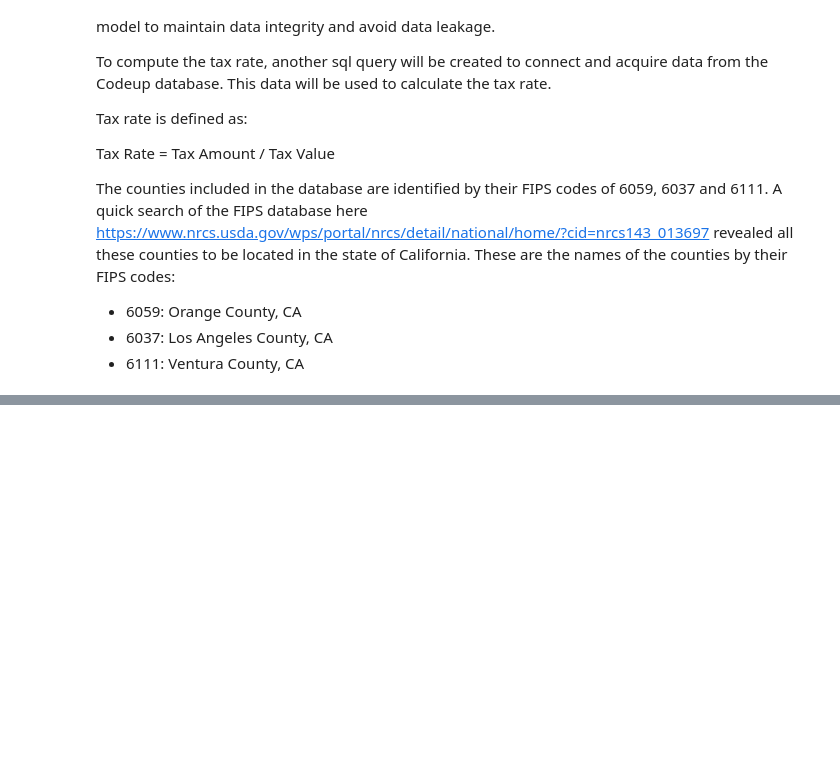
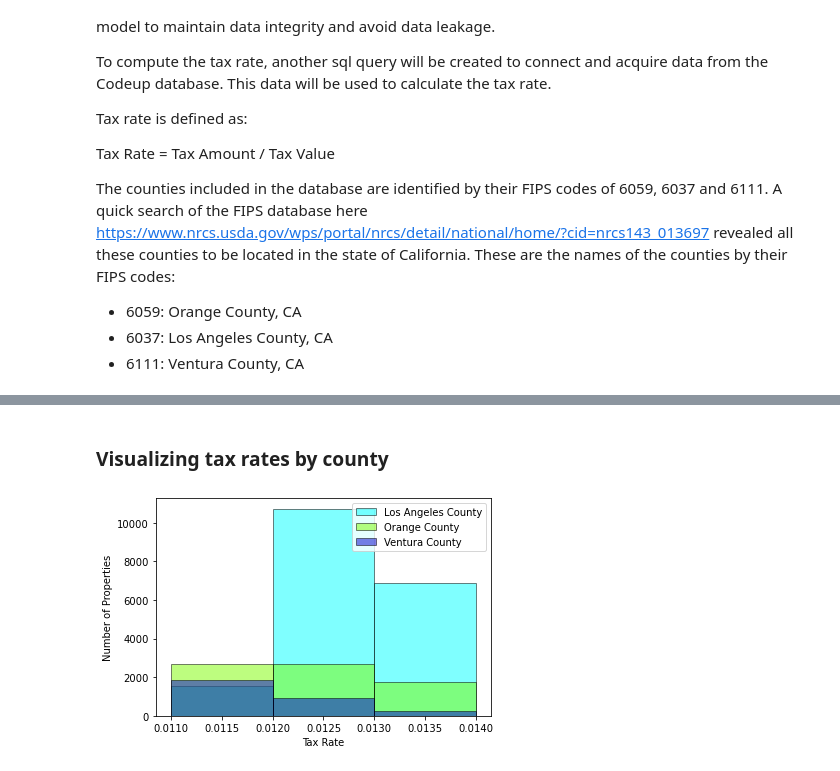
Before and after one commit to mariamnaqvi/predicting_property_values, a Jupyter notebook: final_report_zillow.ipynb, the cells around one changed output, grey strips where cells are left out. Cells and saved outputs as stored; diff of their text form; code cells hidden in the pictures; blank space fills up the shorter version.

```diff
--- a/final_report_zillow.ipynb
+++ b/final_report_zillow.ipynb
@@ -1348,0 +1347,18 @@ The counties included in the database are identified by their FIPS codes of 6059
+# %%
+# use env file and function to connect to codeup db
+from env import get_db_url
+
+# use query to acquire data from zillow db
+sql_query = '''
+SELECT taxvaluedollarcnt AS tax_value, taxamount AS tax_amount, fips as county
+FROM properties_2017
+JOIN predictions_2017 USING (parcelid)
+WHERE taxvaluedollarcnt IS NOT NULL
+AND taxamount IS NOT NULL
+and transactiondate BETWEEN "2017-05-01" AND "2017-08-31"
+AND propertylandusetypeid IN (261, 263, 264, 265, 266, 268, 273, 275, 276, 279)
+;
+'''
+
+# read from db into a df
+tax_df = pd.read_sql(sql_query, get_db_url('zillow'))
@@ -1348,0 +1375,3 @@ The counties included in the database are identified by their FIPS codes of 6059
+# %%
+# calculate tax rate
+tax_df['tax_rate'] = round(tax_df.tax_amount / tax_df.tax_value, 3)
@@ -1348,0 +1404,6 @@ The counties included in the database are identified by their FIPS codes of 6059
+# %%
+# remove outliers from tax_rate
+cols = ['tax_rate']
+
+# call function to remove outliers
+tax_df = prepare.remove_outliers(tax_df, cols, 1.5)
@@ -1348,0 +1438,12 @@ The counties included in the database are identified by their FIPS codes of 6059
+# %% [markdown]
+### Visualizing tax rates by county
+# %%
+plt.hist(data=tax_df[tax_df.county == 6037.0], x='tax_rate',bins=3,  color='cyan', alpha=.5, ec='black', label='Los Angeles County')
+plt.hist(data=tax_df[tax_df.county == 6059.0], x='tax_rate',  bins=3, color='lawngreen', alpha=.5, ec='black', label='Orange County')
+plt.hist(data=tax_df[tax_df.county == 6111.0], x='tax_rate', bins=3, color="mediumblue", alpha=.5, ec='black', label='Ventura County')
+plt.ylabel('Number of Properties')
+plt.xlabel('Tax Rate')
+plt.legend()
+plt.show()
+# %% [output]
+[figure, added]
```
Also changed, not shown: parts of 31 cells of this notebook.
